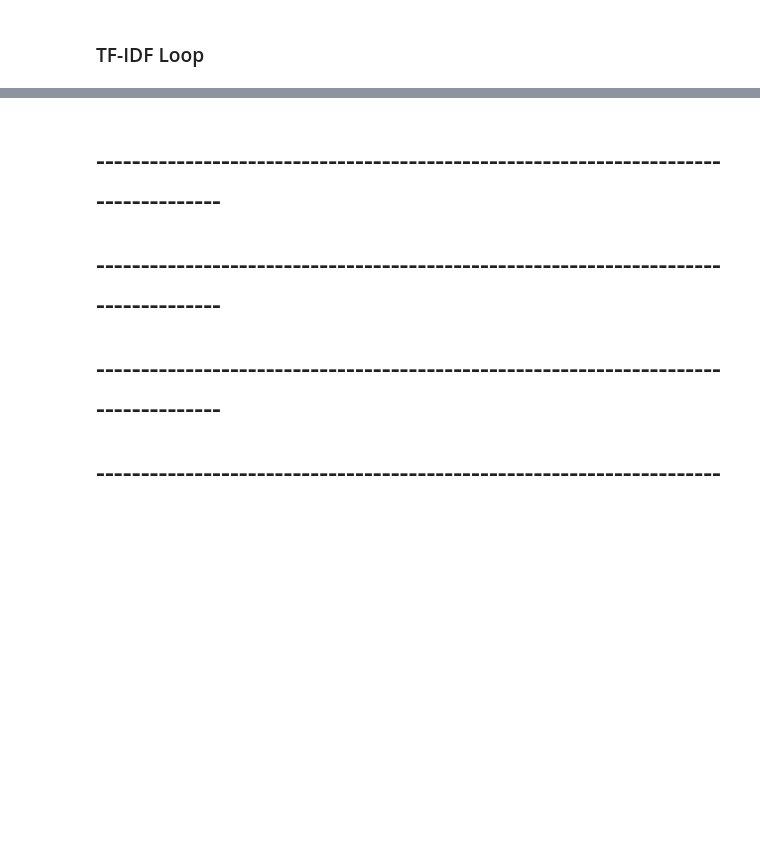
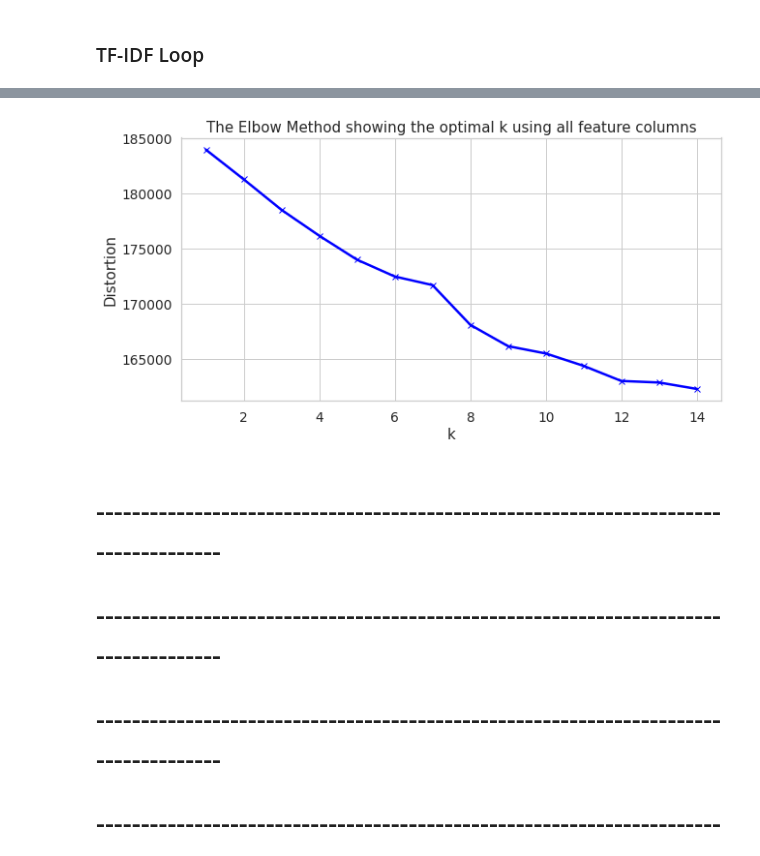
Before and after one commit to jb-0/football-prediction, a Jupyter notebook: nlp-rea-v-liv-2018.ipynb, the cells around one changed output, grey strips where cells are left out. Drawn from its saved outputs; the diff is of its cells as text; code cells hidden in the pictures; blank space fills up the shorter version.

Commit message:
Updated code to focus on a smaller number of iterations for the model

```diff
--- a/nlp-rea-v-liv-2018.ipynb
+++ b/nlp-rea-v-liv-2018.ipynb
@@ -154,17 +154,19 @@ number_of_distinct_words = len(flattened_words_list)
     # k - Number of clusters
 pd.options.mode.chained_assignment = None  # default='warn'
 
-min_df = range(0, 40, 10) # Loop four times increasing the
+min_df = range(0, 11, 5) # Loop three times increasing the min_df each time
 
-max_features_split = round(number_of_distinct_words / 4) # Divide by 4 giving us 3 groups to iterate through, decreasing the features used each iteration
+max_features_split = round(number_of_distinct_words / 3) # Divide by 4 giving us 3 groups to iterate through, decreasing the features used each iteration
 max_features = range(number_of_distinct_words, max_features_split, -max_features_split)
 
-K = range(3, 16, 3) # Number of clusters loop from 3-15 increments of 3
+K = range(6, 19, 6) # Number of clusters loop from 6-18 increments of 6
 
 
 df['flatten_tokenized_words'] = df.apply(lambda row: ' '.join(row['tokenized_words']), axis=1)
 
-filename = f'{datetime.datetime.now()}-COUNT-VEC.txt' #'-TF-IDF.txt'
+file_suffix = 'TF-IDF'
+file_suffix = 'COUNT-VEC'
+filename = f'{datetime.datetime.now()}-{file_suffix}.txt'
 
 with open(filename, 'w') as f:
     #########################
@@ -172,7 +174,8 @@ with open(filename, 'w') as f:
     #########################
     for i in min_df:
         for j in max_features:
-            v = CountVectorizer(min_df=i, max_features=j) #TfidfVectorizer(min_df=i, max_features=j)
+            v = TfidfVectorizer(min_df=i, max_features=j) # TF IDF
+            # v = CountVectorizer(min_df=i, max_features=j) # COUNT VECTORIZE
             X = v.fit_transform(df['flatten_tokenized_words'])
 
             #########################
@@ -196,15 +199,16 @@ with open(filename, 'w') as f:
                 f.write(f'min_df = {i} ---- max_features = {j} ---- n_clusters = {k}\n')
 
                 for l in range(0, k):
+                    f.write(' \n')
                     f.write('******************************************\n')
                     f.write(f'Cluster {l}\n')
                     f.write('******************************************\n')
 
                     try:
-                      f.write(df['clean_tweet'][(df['y'] == l)].sample(10).to_string())
+                      f.write(df['clean_tweet'][(df['y'] == l)].sample(5).to_string())
                     except:
                       f.write(df['clean_tweet'][(df['y'] == l)].head().to_string())
+                    f.write('\n')
 
-                f.write(f'\n------------------------------------------------------------------------\n')
                 f.write(f'------------------------------------------------------------------------\n')
-                print(f'min_df = {i} ---- max_features = {j} ---- n_clusters = {k}')
+                f.write(f'------------------------------------------------------------------------\n')
@@ -307,0 +215,27 @@ min_df = 30 ---- max_features = 12837 ---- n_clusters = 15
+# %%
+# The above showed strong results in for:
+# min_df = 0 ---- max_features = 25675 ---- n_clusters = 6 to 15
+
+# Identify the optimal number of clusters (k), also considering the number of feature columns.
+pd.options.mode.chained_assignment = None  # default='warn'
+K = range(1, 15)
+distortions = []
+
+for k in K:
+    v = TfidfVectorizer(min_df=0, max_features=25675) # TF IDF
+    # v = CountVectorizer(min_df=i, max_features=j) # COUNT VECTORIZE
+    X = v.fit_transform(df['flatten_tokenized_words'])
+
+    # Fit and predict model
+    kmeans = KMeans(n_clusters=k, random_state=8)
+    kmeans.fit(X)
+    distortions.append(kmeans.inertia_)
+
+plt.figure(figsize=(10, 5))
+plt.plot(K, distortions, 'bx-')
+plt.xlabel('k')
+plt.ylabel('Distortion')
+plt.title(f'The Elbow Method showing the optimal k using all feature columns')
+plt.show()
+# %% [output]
+[figure, added]
```
Also changed, not shown: parts of 3 cells of this notebook, 4 other files.
